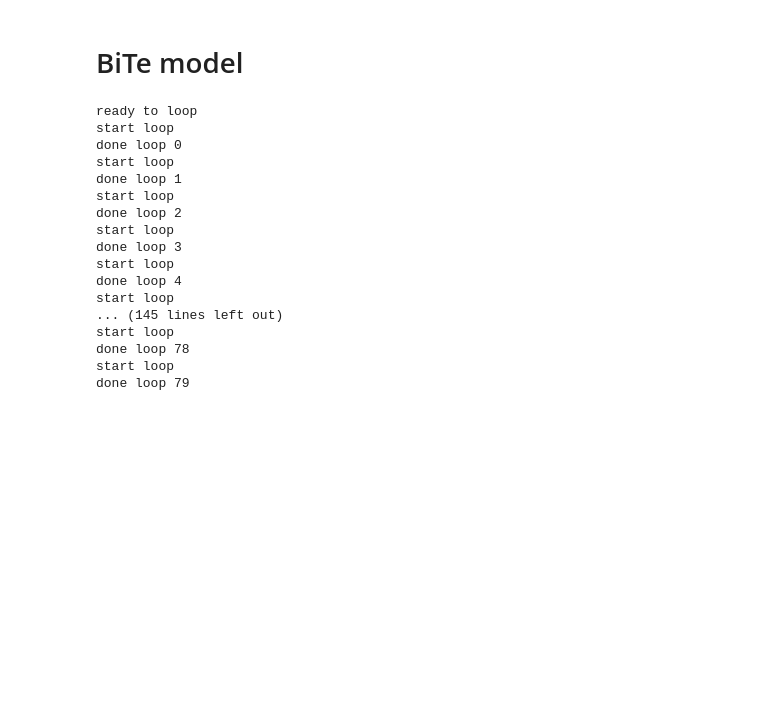
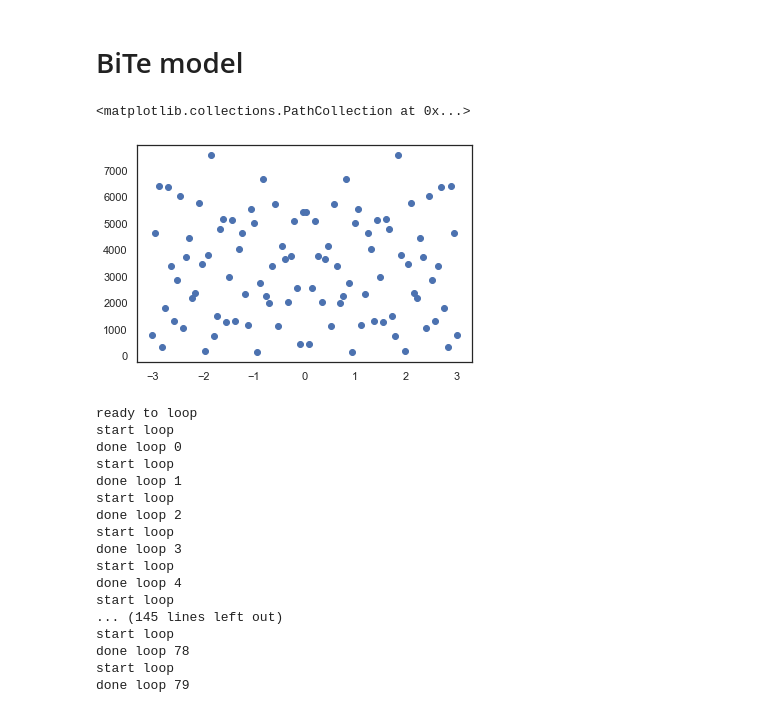
Before and after one commit to leogoutte/floquet, a Jupyter notebook: floquet_clean.ipynb, the cells around one changed output. Drawn from its saved outputs; the diff is of its cells as text; code cells hidden in the pictures; blank space fills up the shorter version.

```diff
--- a/floquet_clean.ipynb
+++ b/floquet_clean.ipynb
@@ -939,10 +936,18 @@ def InitialConditions_bite(kx,ky,m,a,v,b):
     return E, phi
 # %%
 # function f in dt{psi} = f(t,psi)
-def bite_circular(t,psi,kx,ky,m,a,v,b,eE0,Omega,Tpump):
-    kx_bump = -eE0/Omega * np.exp(-t**2/(2*Tpump**2)) * np.cos(Omega*t)
-    ky_bump = eE0/Omega * np.exp(-t**2/(2*Tpump**2)) * np.sin(Omega*t)
-    H = Hbite(kx+kx_bump,ky+ky_bump,m,a,v,b)
+def bite_circular(t,psi,kx,ky,A2,D2,eE0,Omega,Tpump):
+#     H = D2*(kx**2+ky**2)*s0 + A2*(ky*s1 - kx*s2)
+#     kx_bump = -eE0/Omega * np.exp(-t**2/(2*Tpump**2)) * np.cos(Omega*t)
+#     ky_bump = eE0/Omega * np.exp(-t**2/(2*Tpump**2)) * np.sin(Omega*t)
+#     H = Hbite(kx+kx_bump,ky+ky_bump,A2,D2)
+#     # TDSE d psi / dt = (below)
+#     f = -1j/hbar * H @ psi
+
+    # kinetic energy part
+    kx_ = kx - eE0/Omega * np.exp(-t**2/(2*Tpump**2)) * np.cos(Omega*t) / hbar
+    ky_ = ky + eE0/Omega * np.exp(-t**2/(2*Tpump**2)) * np.sin(Omega*t) / hbar
+    H = D2*(kx_**2+ky_**2)*s0 + A2*(ky_*s1 - kx_*s2)
     # TDSE d psi / dt = (below)
     f = -1j/hbar * H @ psi
     return f
@@ -956,7 +961,7 @@ def PhotocurrentSA_bite(psi,s,kx,ky,w,t0,eE0,Omega,Tpump,Tprobe):
     I = simpson(integrand,x=t_space)
     return np.abs(I)**2
 
-def Photocurrent_bite(psi_0,psi_1,psi_2,psi_3,kx,ky,Es,w,t0,eE0,Omega,Tpump,Tprobe):
+def Photocurrent_bite(psi_0,psi_1,kx,ky,Es,w,t0,eE0,Omega,Tpump,Tprobe):
     """
     Main photocurrent function
     Es[i] corresponds to the energy of the minus (i=0) or plus (i=1) psi
@@ -965,17 +970,15 @@ def Photocurrent_bite(psi_0,psi_1,psi_2,psi_3,kx,ky,Es,w,t0,eE0,Omega,Tpump,Tpro
 
     # integrate and add it up
     P = 0
-    for s in range(4):
-        # add up both spins
-        P += Fermi(Es[0],kT=0) * PhotocurrentSA_bite(psi_0,s=s,kx=kx,ky=ky,w=w,t0=t0,eE0=eE0,Omega=Omega,Tpump=Tpump,Tprobe=Tprobe)
-        P += Fermi(Es[1],kT=0) * PhotocurrentSA_bite(psi_1,s=s,kx=kx,ky=ky,w=w,t0=t0,eE0=eE0,Omega=Omega,Tpump=Tpump,Tprobe=Tprobe)
-        P += Fermi(Es[2],kT=0) * PhotocurrentSA_bite(psi_2,s=s,kx=kx,ky=ky,w=w,t0=t0,eE0=eE0,Omega=Omega,Tpump=Tpump,Tprobe=Tprobe)
-        P += Fermi(Es[3],kT=0) * PhotocurrentSA_bite(psi_3,s=s,kx=kx,ky=ky,w=w,t0=t0,eE0=eE0,Omega=Omega,Tpump=Tpump,Tprobe=Tprobe)
+    for s in range(2):
+        # add up spins Fermi(Es[0],kT=0)
+        P += PhotocurrentSA_bite(psi_0,s=s,kx=kx,ky=ky,w=w,t0=t0,eE0=eE0,Omega=Omega,Tpump=Tpump,Tprobe=Tprobe)
+        P += PhotocurrentSA_bite(psi_1,s=s,kx=kx,ky=ky,w=w,t0=t0,eE0=eE0,Omega=Omega,Tpump=Tpump,Tprobe=Tprobe)
 
     return P
 
 # function to help plotting and making arrays to visualize
-def PhotocurrentArrayEnergyBiTe(res_w,wp_bounds,kx,ky,t0,m,a,v,b,eE0,Omega,Tpump,Tprobe):
+def PhotocurrentArrayEnergyBiTe(res_w,wp_bounds,kx,ky,t0,A2,D2,eE0,Omega,Tpump,Tprobe):
     """
     Makes an array in w
     """
@@ -984,19 +987,24 @@ def PhotocurrentArrayEnergyBiTe(res_w,wp_bounds,kx,ky,t0,m,a,v,b,eE0,Omega,Tpump
     # note that the input bounds are on the normalized frequency wp = (w+wf)/Omega
 
     # diagonalize the time-independent system (at t-> -\infty)
-    Es, phis = InitialConditions_bite(kx,ky,m,a,v,b)
+    Es, phis = InitialConditions_bite(kx,ky,A2,D2)
 
     # solve the dirac equation
-    psi_0 = solve_ivp(fun=bite_circular, t_span=[-600,500], y0=phis[:,0], args=(kx,ky,m,a,v,b,eE0,Omega,Tpump), method='RK45')
-    psi_1 = solve_ivp(fun=bite_circular, t_span=[-600,500], y0=phis[:,1], args=(kx,ky,m,a,v,b,eE0,Omega,Tpump), method='RK45')
-    psi_2 = solve_ivp(fun=bite_circular, t_span=[-600,500], y0=phis[:,2], args=(kx,ky,m,a,v,b,eE0,Omega,Tpump), method='RK45')
-    psi_3 = solve_ivp(fun=bite_circular, t_span=[-600,500], y0=phis[:,3], args=(kx,ky,m,a,v,b,eE0,Omega,Tpump), method='RK45')
+    psi_0 = solve_ivp(fun=bite_circular, t_span=[-600,500], y0=phis[:,0], args=(kx,ky,A2,D2,eE0,Omega,Tpump), method='RK45')
+    psi_1 = solve_ivp(fun=bite_circular, t_span=[-600,500], y0=phis[:,1], args=(kx,ky,A2,D2,eE0,Omega,Tpump), method='RK45')
 
     P = np.zeros(res_w, dtype=float)
     for i,w in enumerate(ws):
-        P[i] = Photocurrent_bite(psi_0=psi_0,psi_1=psi_1,psi_2=psi_2,psi_3=psi_3,Es=Es,kx=kx,ky=ky,w=w,t0=t0,eE0=eE0,Omega=Omega,Tpump=Tpump,Tprobe=Tprobe)
+        P[i] = Photocurrent_bite(psi_0=psi_0,psi_1=psi_1,Es=Es,kx=kx,ky=ky,w=w,t0=t0,eE0=eE0,Omega=Omega,Tpump=Tpump,Tprobe=Tprobe)
 
     return ws, P
+# %%
+ws,P=PhotocurrentArrayEnergyBiTe(res_w=100,wp_bounds=[-3,3],kx=0,ky=0,t0=-500,A2=3.33,D2=0,eE0=eE0,Omega=Omega,Tpump=Tpump,Tprobe=Tprobe)
+# %%
+plt.scatter(ws,P)
+# %% [output]
+<matplotlib.collections.PathCollection at 0x...>
+[figure, added]
 # %%
 def PhotocurrentArrayWKCircular_bite(k_dir,k_other,k_bounds,wp_bounds,t0,m,a,v,b,eE0,Omega,Tpump,Tprobe):
     """
```
Also changed, not shown: parts of 6 cells of this notebook, 3 other files.
